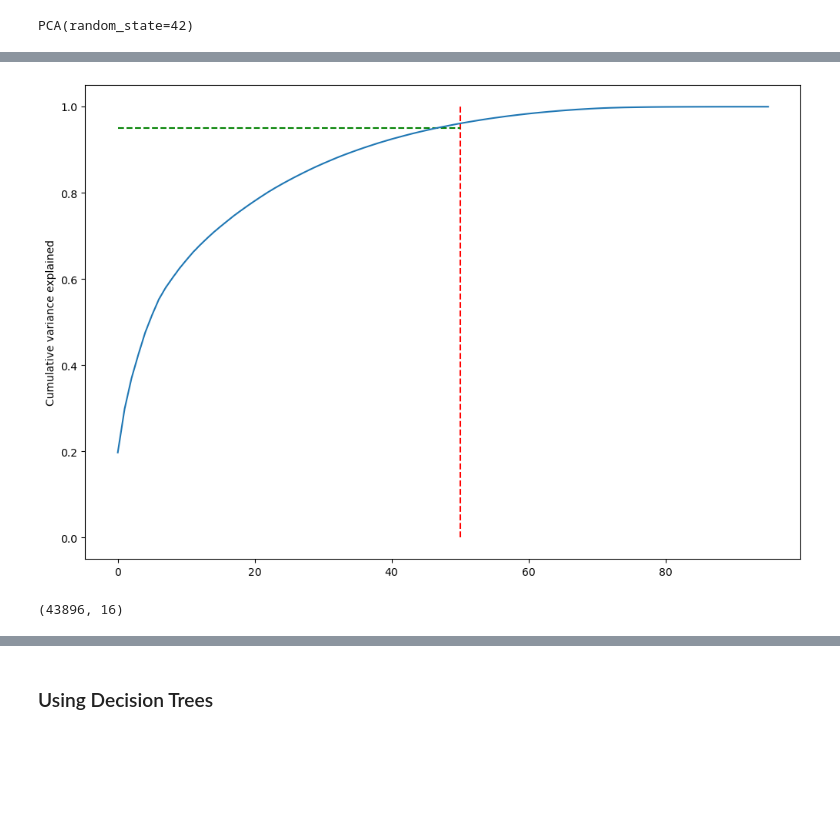
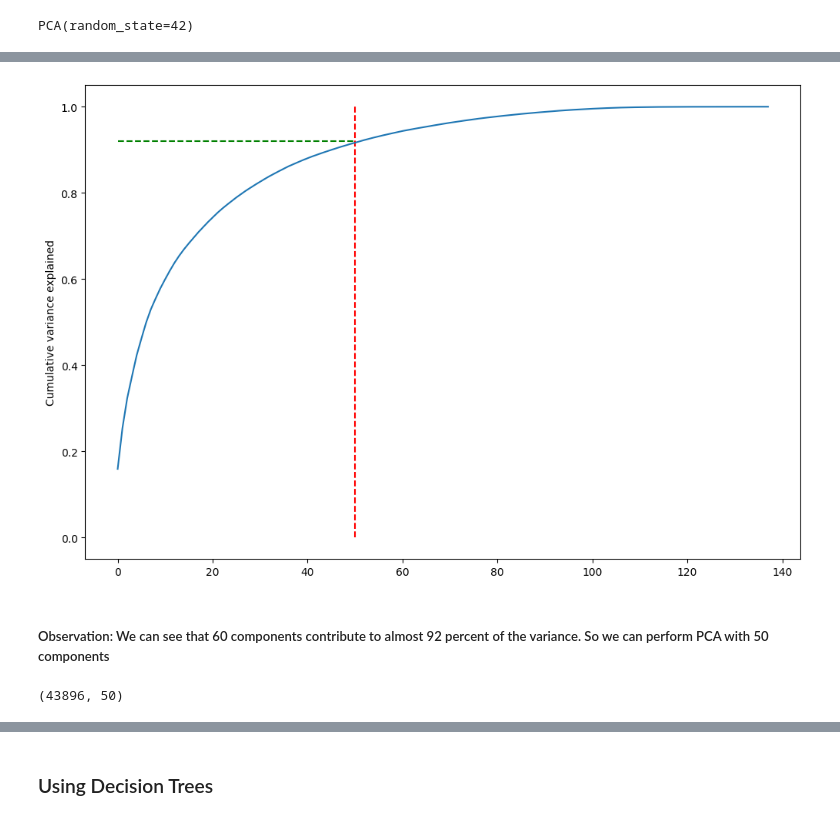
Before and after one commit to rajeshi/case_study_telcom_churn_ml2, a Jupyter notebook: telecom.ipynb, the cells around one changed output, grey strips where cells are left out. Saved outputs shown, nothing was run; the diff lists cells and outputs as text; code cells hidden in the pictures; blank space fills up the shorter version.

```diff
--- a/telecom.ipynb
+++ b/telecom.ipynb
@@ -1010,0 +1076,4 @@ telecom_data_hv.drop('aon_months',axis=1,inplace=True)
+# %%
+telecom_data_hv['vbc_good']=((telecom_data_hv['jun_vbc_3g']+telecom_data_hv['jul_vbc_3g'])/2).round(2)
+# %%
+telecom_data_hv['difference_vbc']=telecom_data_hv['aug_vbc_3g']-telecom_data_hv['vbc_good']
@@ -1010,0 +1082,3 @@ telecom_data_hv.drop('aon_months',axis=1,inplace=True)
+# %%
+telecom_data_hv.drop(['sep_vbc_3g'],axis=1,inplace=True)
+telecom_data_hv.shape
@@ -1084,0 +1193,2 @@ dtype: object
+# %%
+col_drop=['aon_range','avg_arpu_good','total_mou_good','difference_mou','difference_rech_amt','avg_rech_amt_good','vbc_good','difference_vbc','good_phase_avg_rech_amt','difference_arpu']
@@ -1326,19 +1374,21 @@ array([1.97247525e-01, 1.01633578e-01, 7.04809640e-02, 5.51681816e-02,
 # %%
 var_cumu = np.cumsum(pca.explained_variance_ratio_)
 fig = plt.figure(figsize=[12,8])
 plt.vlines(x=50, ymax=1, ymin=0, colors="r", linestyles="--")
-plt.hlines(y=0.95, xmax=50, xmin=0, colors="g", linestyles="--")
+plt.hlines(y=0.92, xmax=50, xmin=0, colors="g", linestyles="--")
 plt.plot(var_cumu)
 plt.ylabel("Cumulative variance explained")
 plt.show()
 # %% [output]
-[figure, old version]
+[figure, new version]
+# %% [markdown]
+##### Observation: We can see that 60 components contribute to almost 92 percent of the variance. So we can perform PCA with 50 components
 # %%
-pca_final = IncrementalPCA(n_components=16)
+pca_final = IncrementalPCA(n_components=50)
 df_train_pca = pca_final.fit_transform(X_train)
 df_train_pca.shape
 # %% [output]
-(43896, 16)
+(43896, 50)
 # %%
 corrmat = np.corrcoef(df_train_pca.transpose())
 corrmat.shape
```
Also changed, not shown: parts of 136 cells of this notebook.
